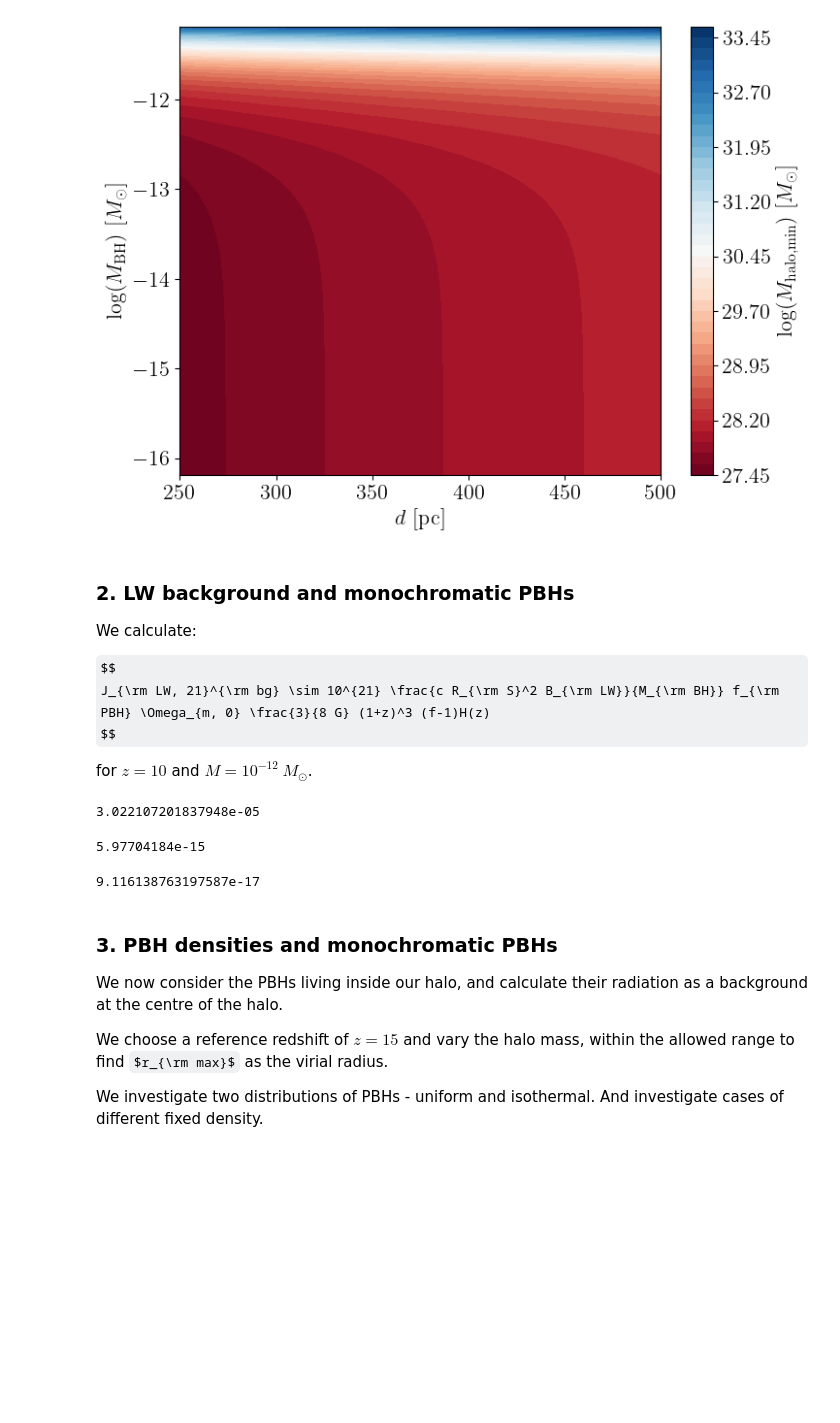
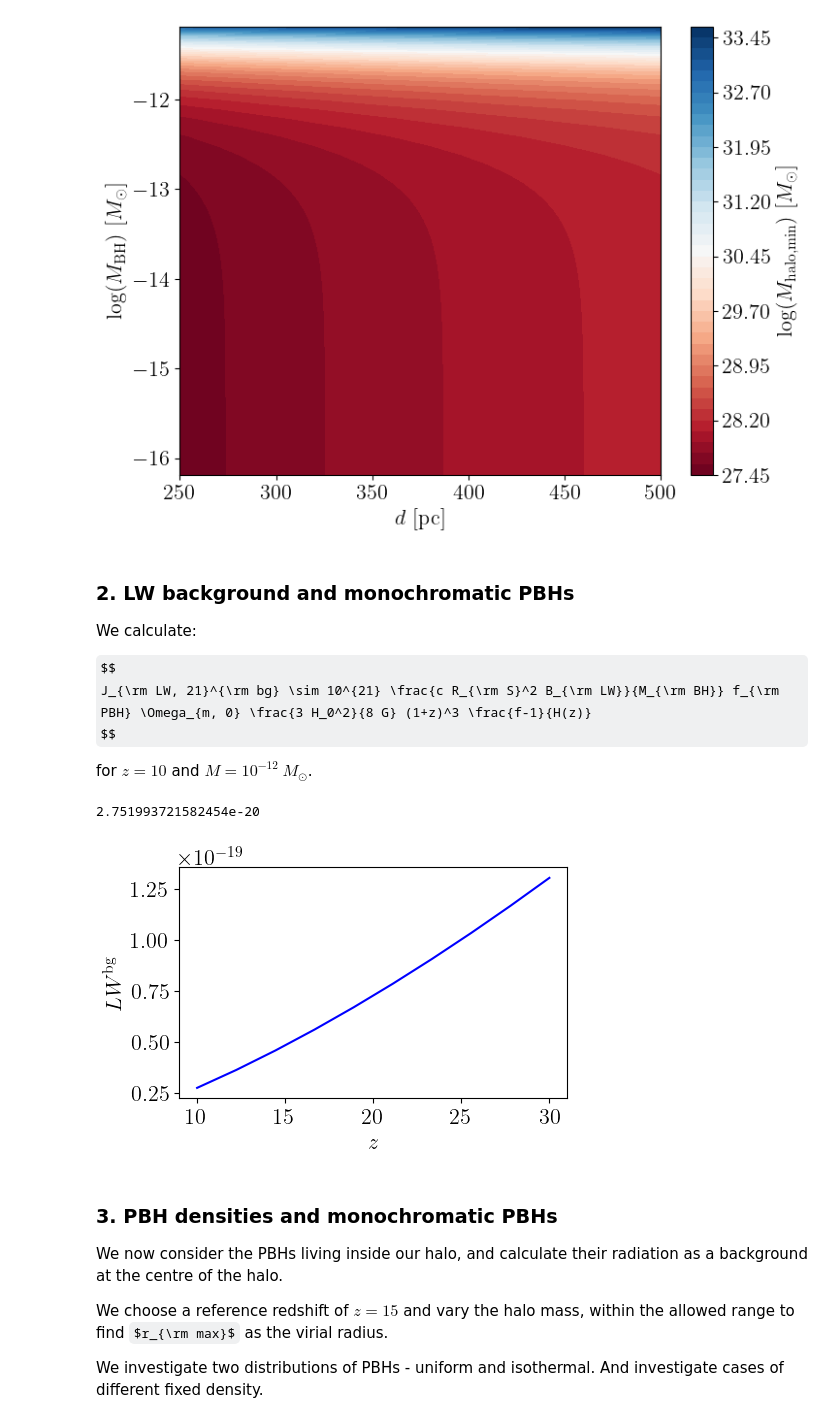
Before and after one commit to MariosNT/DCBHs_HR_PBHs, a Jupyter notebook: BlackHoleSpectrum.ipynb, the cells around one changed output. Drawn from its saved outputs; the diff is of its cells as text; code cells hidden in the pictures; some formulas as TeX source; blank space fills up the shorter version.

```diff
--- a/BlackHoleSpectrum.ipynb
+++ b/BlackHoleSpectrum.ipynb
@@ -1100,22 +1100,28 @@ plt.savefig("Figures/Mpbh_halo_min_constant_D_monochromatic.png", bbox_inches='t
 We calculate:
 
 $$
-J_{\rm LW, 21}^{\rm bg} \sim 10^{21} \frac{c R_{\rm S}^2 B_{\rm LW}}{M_{\rm BH}} f_{\rm PBH} \Omega_{m, 0} \frac{3}{8 G} (1+z)^3 (f-1)H(z)
+J_{\rm LW, 21}^{\rm bg} \sim 10^{21} \frac{c R_{\rm S}^2 B_{\rm LW}}{M_{\rm BH}} f_{\rm PBH} \Omega_{m, 0} \frac{3 H_0^2}{8 G} (1+z)^3 \frac{f-1}{H(z)}
 $$
 
 for $z=10$ and $M=10^{-12} \ M_\odot$.
-# %%
-3*c*LW_Bv_RS(1e-12, E_eV=12.5, units='solar', f_eff=0.2, f_grey=0.24)/(8*G)
-# %% [output]
-3.022107201837948e-05
-# %%
-OMEGA_M*(1+10)**3*0.33*H(10)*KM_2_MPC
-# %% [output]
-5.97704184e-15
-# %%
-3.022e-5*6e-15*1e21/J_CRIT_2_SI*1/(1e-12*M_SOLAR_2_GRAMS)
-# %% [output]
-9.116138763197587e-17
+# %%
+LW_background(1e-12, 10, f_z=1.04)
+# %% [output]
+2.751993721582454e-20
+# %%
+redshifts = np.linspace(10, 30, 10)
+
+fig = plt.figure(figsize = (5, 3))
+ax1 = fig.add_subplot(1, 1, 1)
+
+ax1.plot(redshifts, LW_background(1e-12, redshifts, f_z=1.04), c='blue', ls='-')
+
+ax1.set_ylabel(r'$LW^{\rm bg}$')
+ax1.set_xlabel('$z$')
+
+plt.show()
+# %% [output]
+[figure, added]
 # %% [markdown]
 ### 3. PBH densities and monochromatic PBHs
 
```
Also changed, not shown: 1 other file.
